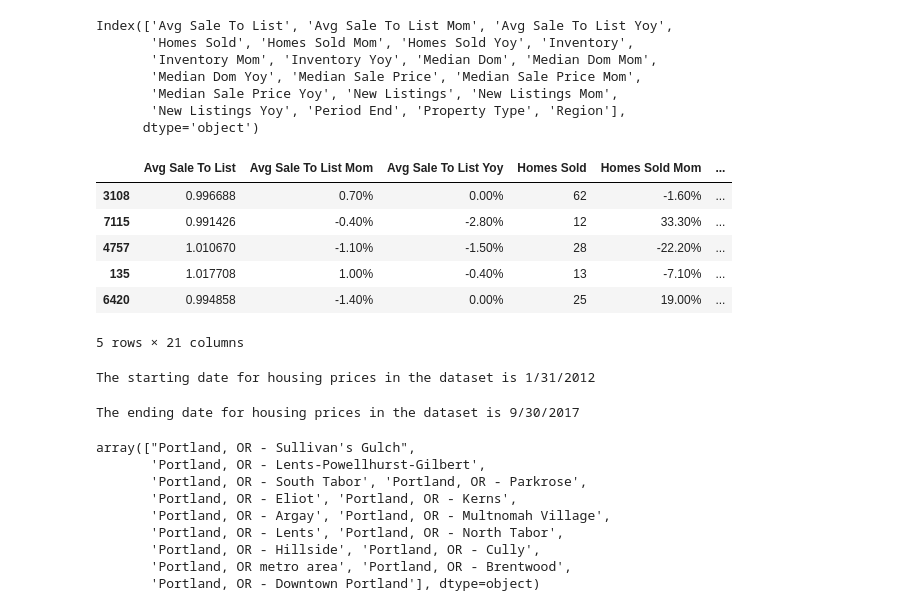
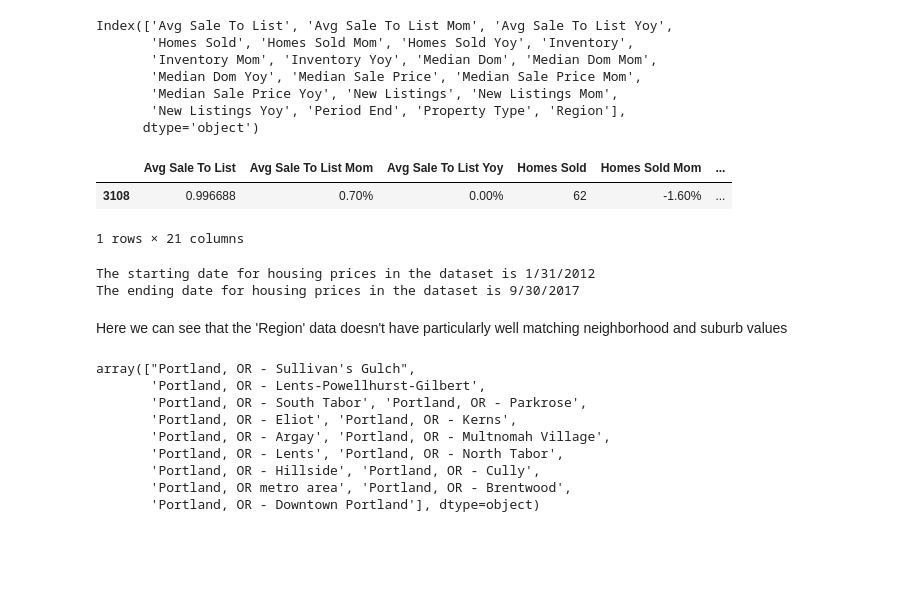
Before and after one commit to pmleffers/Trimet, a Jupyter notebook: Trimet Project.ipynb, the cells around one changed output. Saved outputs shown, nothing was run; the diff lists cells and outputs as text; code cells hidden in the pictures; blank space fills up the shorter version.

```diff
--- a/Trimet Project.ipynb
+++ b/Trimet Project.ipynb
@@ -84,23 +95,19 @@ Index(['Avg Sale To List', 'Avg Sale To List Mom', 'Avg Sale To List Yoy',
        'New Listings Yoy', 'Period End', 'Property Type', 'Region'],
       dtype='object')
 # %%
-housing.sort_values(by='Period End',ascending=False).head()
+housing.sort_values(by='Period End',ascending=False).head(n=1)
 # %% [output]
 |  | Avg Sale To List | Avg Sale To List Mom | Avg Sale To List Yoy | Homes Sold | Homes Sold Mom | ... |
 | 3108 | 0.996688 | 0.70% | 0.00% | 62 | -1.60% | ... |
-| 7115 | 0.991426 | -0.40% | -2.80% | 12 | 33.30% | ... |
-| 4757 | 1.010670 | -1.10% | -1.50% | 28 | -22.20% | ... |
-| 135 | 1.017708 | 1.00% | -0.40% | 13 | -7.10% | ... |
-| 6420 | 0.994858 | -1.40% | 0.00% | 25 | 19.00% | ... |
-5 rows × 21 columns
+1 rows × 21 columns
 # %%
 print('The starting date for housing prices in the dataset is',housing['Period End'].min())
+print('The ending date for housing prices in the dataset is',housing['Period End'].max()) #The time elements appear to not correspond to mproper in and max values
 # %% [output]
 The starting date for housing prices in the dataset is 1/31/2012
+The ending date for housing prices in the dataset is 9/30/2017
-# %%
-print('The ending date for housing prices in the dataset is',housing['Period End'].max())
-# %% [output]
-The ending date for housing prices in the dataset is 9/30/2017
+# %% [markdown]
+Here we can see that the 'Region' data doesn't have particularly well matching neighborhood and suburb values
 # %%
 housing['Region'].unique()
 houseHoods=housing['Region'].unique().copy()
```
Also changed, not shown: parts of 32 cells of this notebook.
